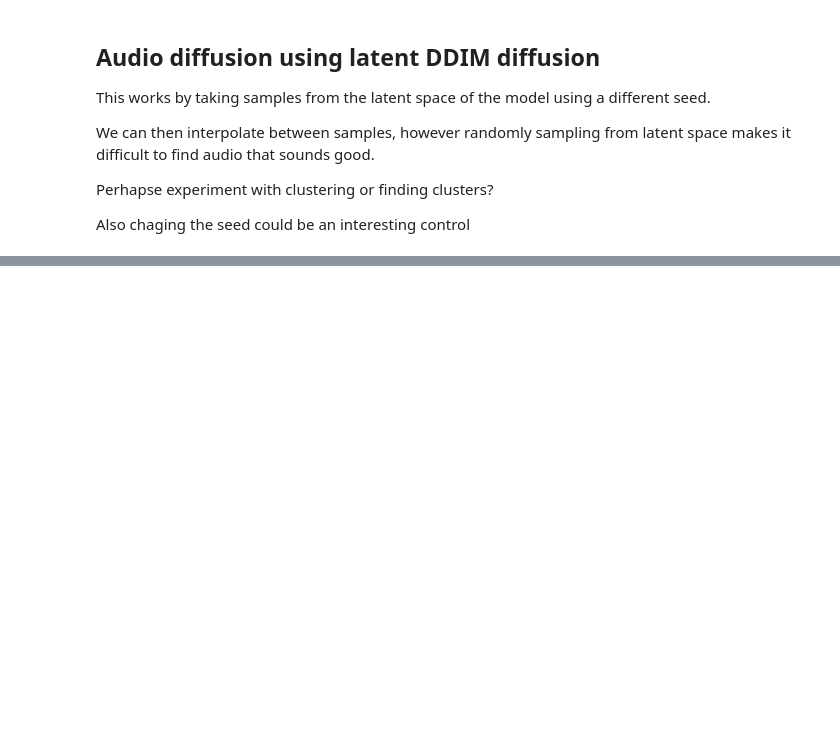
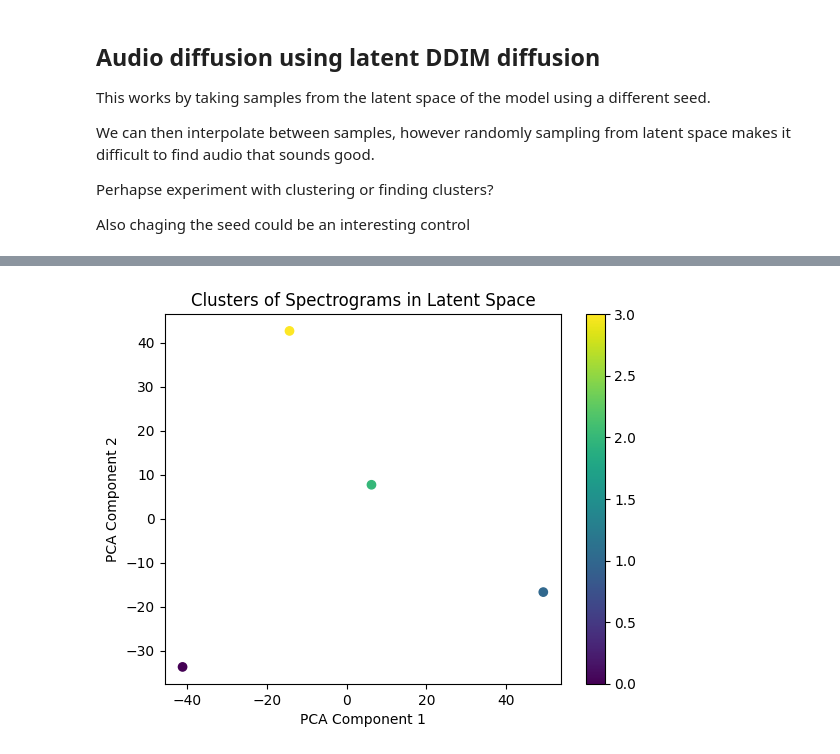
Before and after one commit to danhearn/diffusertrack, a Jupyter notebook: audio_diffusion_vae_ddim.ipynb, the cells around one changed output, grey strips where cells are left out. Saved outputs shown, nothing was run; the diff lists cells and outputs as text; code cells hidden in the pictures; blank space fills up the shorter version.

```diff
--- a/audio_diffusion_vae_ddim.ipynb
+++ b/audio_diffusion_vae_ddim.ipynb
@@ -55,0 +140,17 @@ for i in range(10):
+# %%
+# Assuming vae and preprocess are defined as before
+latent_vectors = []
+
+for path in spectrogram_paths:
+    # Preprocess the image
+    spectrogram = load_and_preprocess_image(path).unsqueeze(0).to(device)  # Add batch dimension
+
+    # Encode to latent vector
+    with torch.no_grad():
+        latent_vector = vae.encode(spectrogram).latent_dist.mean  # Get the mean of the latent distribution
+
+    # Flatten latent vector and add to list
+    latent_vectors.append(latent_vector.view(-1))  # Flatten to 1D
+
+# Stack latent vectors to form a 2D tensor suitable for clustering
+latent_vectors = torch.stack(latent_vectors)
@@ -55,0 +166,17 @@ for i in range(10):
+# %%
+from sklearn.decomposition import PCA
+import matplotlib.pyplot as plt
+
+# Reduce dimensions for visualization
+pca = PCA(n_components=2)
+latent_2d = pca.fit_transform(latent_vectors.cpu().numpy())
+
+# Plot clusters
+plt.scatter(latent_2d[:, 0], latent_2d[:, 1], c=cluster_labels, cmap='viridis')
+plt.xlabel("PCA Component 1")
+plt.ylabel("PCA Component 2")
+plt.title("Clusters of Spectrograms in Latent Space")
+plt.colorbar()
+plt.show()
+# %% [output]
+[figure, added]
```
Also changed, not shown: parts of 9 cells of this notebook.
